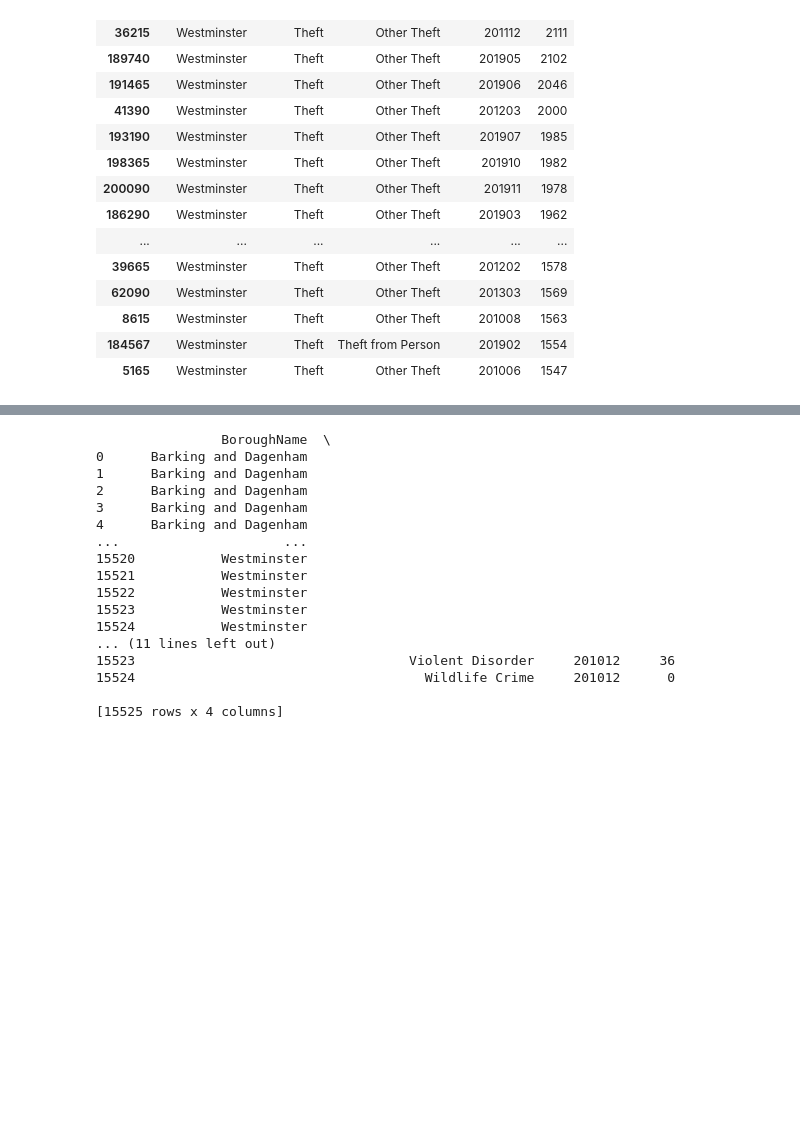
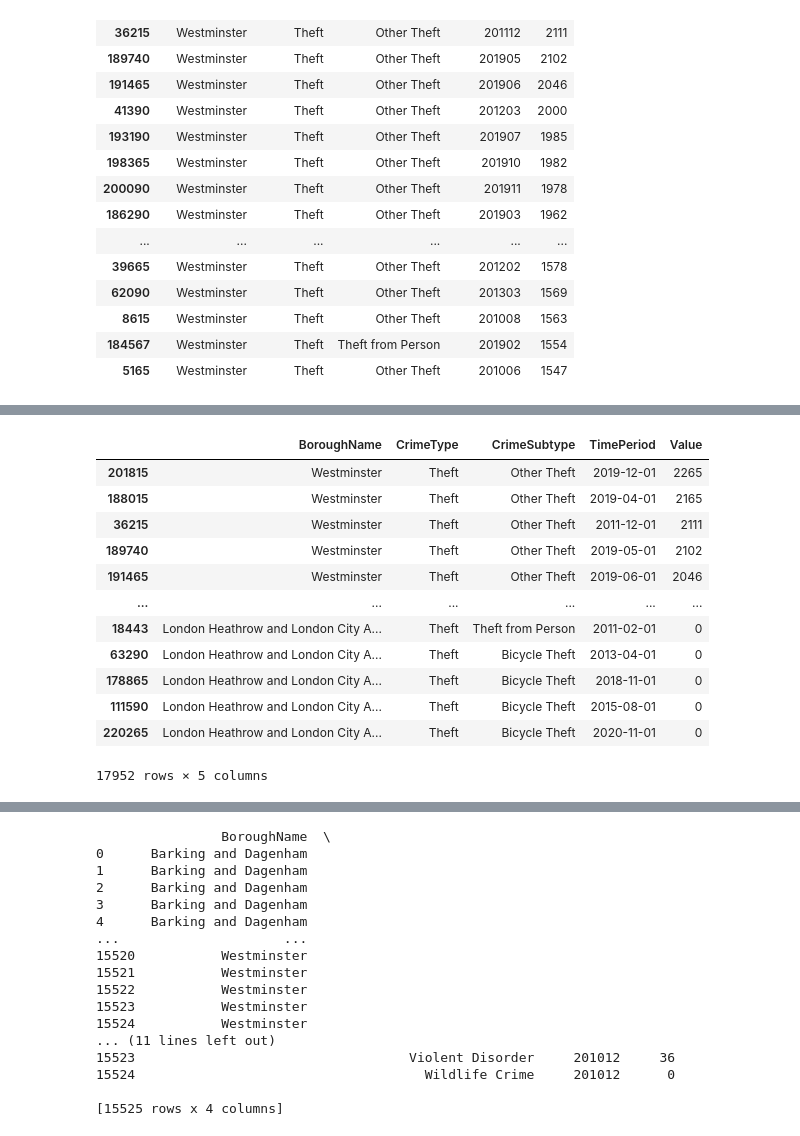
Before and after one commit to mlsystemdesignproject/neighbourhood-safety-prediction, a Jupyter notebook: notebooks/Data_exploration_borough.ipynb, the cells around one changed output, grey strips where cells are left out. Drawn from its saved outputs; the diff is of its cells as text; code cells hidden in the pictures; blank space fills up the shorter version.

```diff
--- a/notebooks/Data_exploration.ipynb
+++ b/notebooks/Data_exploration_borough.ipynb
@@ -196,3 +178,20 @@ long_df_all.sort_values(by='Value', ascending=False).head(50)
+# %%
+sorted_theft_df = long_df_all[long_df_all['CrimeType'] == 'Theft'].sort_values(by='Value', ascending=False)
+sorted_antisocial_df
+# %% [output]
+|  | BoroughName | CrimeType | CrimeSubtype | TimePeriod | Value |
+| 201815 | Westminster | Theft | Other Theft | 2019-12-01 | 2265 |
+| 188015 | Westminster | Theft | Other Theft | 2019-04-01 | 2165 |
+| 36215 | Westminster | Theft | Other Theft | 2011-12-01 | 2111 |
+| 189740 | Westminster | Theft | Other Theft | 2019-05-01 | 2102 |
+| 191465 | Westminster | Theft | Other Theft | 2019-06-01 | 2046 |
+| ... | ... | ... | ... | ... | ... |
+| 18443 | London Heathrow and London City A... | Theft | Theft from Person | 2011-02-01 | 0 |
+| 63290 | London Heathrow and London City A... | Theft | Bicycle Theft | 2013-04-01 | 0 |
+| 178865 | London Heathrow and London City A... | Theft | Bicycle Theft | 2018-11-01 | 0 |
+| 111590 | London Heathrow and London City A... | Theft | Bicycle Theft | 2015-08-01 | 0 |
+| 220265 | London Heathrow and London City A... | Theft | Bicycle Theft | 2020-11-01 | 0 |
+17952 rows × 5 columns
 # %%
 long_df_all['TimePeriod'] = pd.to_datetime(long_df_all['TimePeriod'], format='%Y%m')
 long_df_all
```
Also changed, not shown: parts of 5 cells of this notebook.
